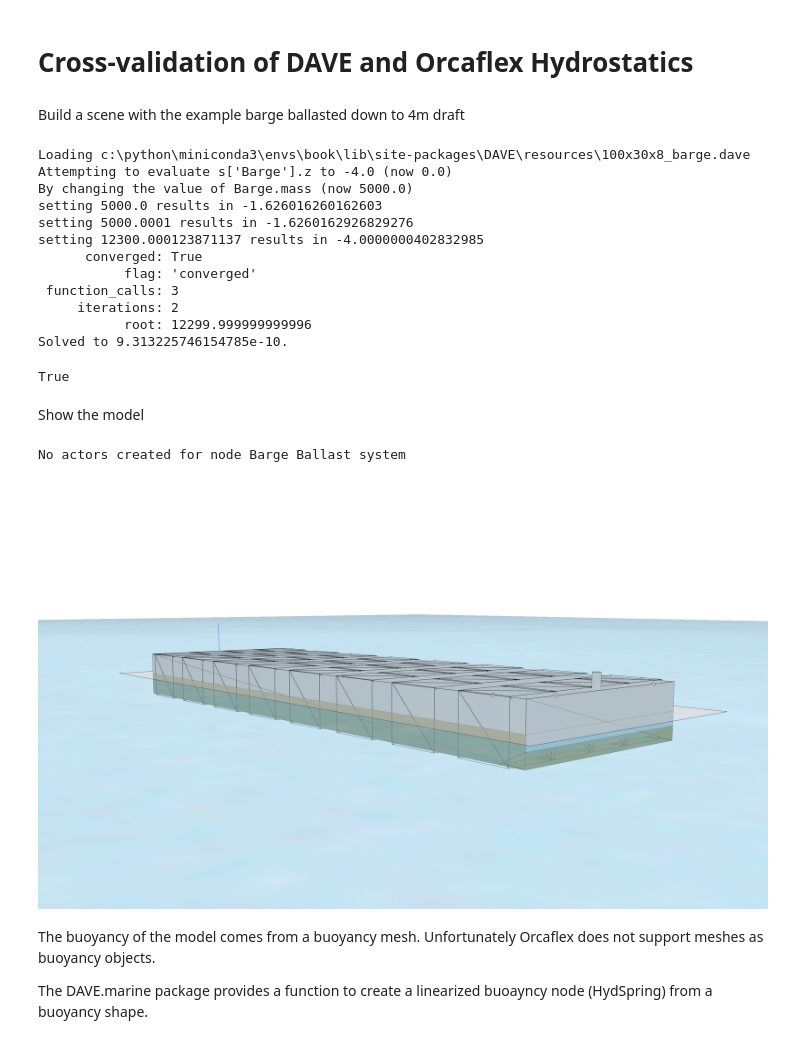
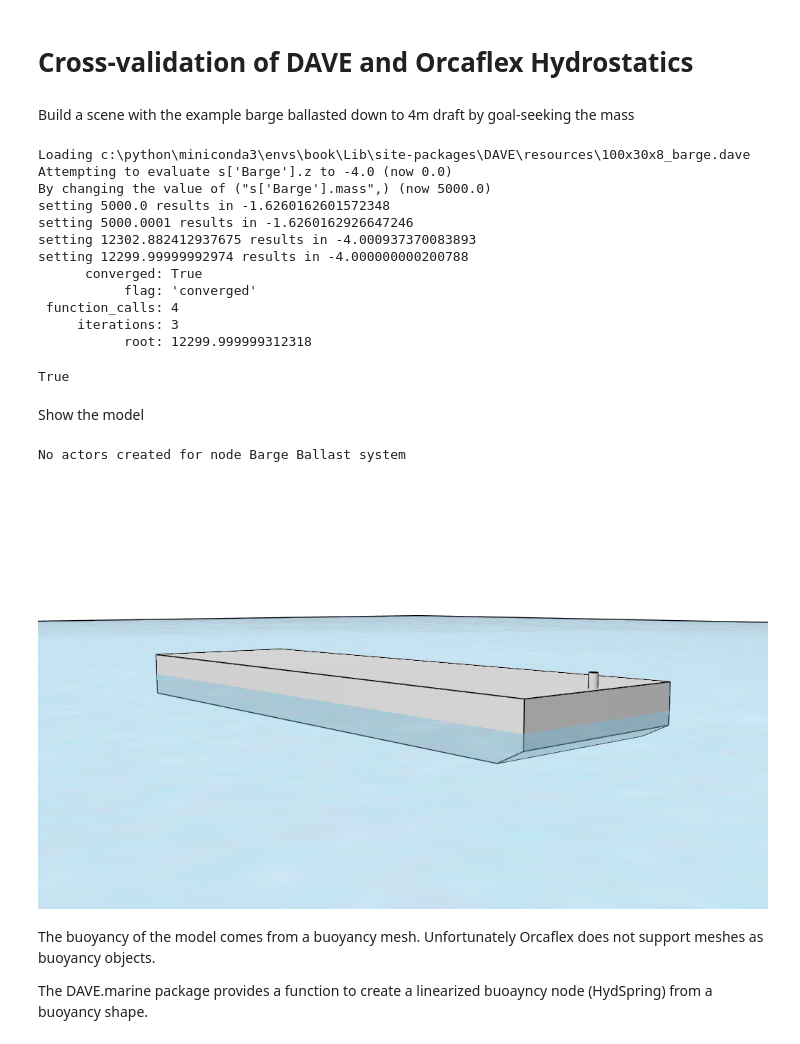
Before and after one commit to RubendeBruin/DAVE-book, a Jupyter notebook: DAVE-notebooks/crossvalidate_ofx_barge_heel_trim.ipynb, the cells around one changed output. Saved outputs shown, nothing was run; the diff lists cells and outputs as text; code cells hidden in the pictures.

```diff
--- a/DAVE-notebooks/crossvalidate_ofx_barge_heel_trim.ipynb
+++ b/DAVE-notebooks/crossvalidate_ofx_barge_heel_trim.ipynb
@@ -1,36 +1,35 @@
 # %% [markdown]
 # Cross-validation of DAVE and Orcaflex Hydrostatics
 # %% [markdown]
-Build a scene with the example barge ballasted down to 4m draft
+Build a scene with the example barge ballasted down to 4m draft by goal-seeking the mass
 # %%
 from DAVE import *
 s = Scene('100x30x8_barge.dave')
 
 s.goal_seek(evaluate="s['Barge'].z",
     target=-4.0,
-    change_property="mass",
-    change_node="Barge")
+    change="s['Barge'].mass")
 
 s.solve_statics()
 # %% [output]
-Loading c:\python\miniconda3\envs\book\lib\site-packages\DAVE\resources\100x30x8_barge.dave
+Loading c:\python\miniconda3\envs\book\Lib\site-packages\DAVE\resources\100x30x8_barge.dave
 Attempting to evaluate s['Barge'].z to -4.0 (now 0.0)
-By changing the value of Barge.mass (now 5000.0)
-setting 5000.0 results in -1.626016260162603
-setting 5000.0001 results in -1.6260162926829276
-setting 12300.000123871137 results in -4.0000000402832985
+By changing the value of ("s['Barge'].mass",) (now 5000.0)
+setting 5000.0 results in -1.6260162601572348
+setting 5000.0001 results in -1.6260162926647246
+setting 12302.882412937675 results in -4.000937370083893
+setting 12299.99999992974 results in -4.000000000200788
       converged: True
            flag: 'converged'
- function_calls: 3
-     iterations: 2
-           root: 12299.999999999996
-Solved to 9.313225746154785e-10.
+ function_calls: 4
+     iterations: 3
+           root: 12299.999999312318
 True
 # %% [markdown]
 Show the model
 # %%
 from DAVE.jupyter import *
-show(s, show_global = True, camera_pos = (158.99328689012356, -83.11396799310523, 14.821261537388635), lookat = (18.24840759806191, 36.62760209655524, -6.699510976000989), force_do_normalize= True, force_scale = 1.6, cog_scale = 0.25)
+show(s, show_global = True, camera_pos = (158.99328689012356, -83.11396799310523, 14.821261537388635), lookat = (18.24840759806191, 36.62760209655524, -6.699510976000989), force_do_normalize= True, force_scale = 1.6, cog_scale = 0.25, painters="Visual")
 # %% [output]
 No actors created for node Barge Ballast system
-[figure, old version]
+[figure, new version]
```
Also changed, not shown: parts of 5 cells of this notebook, 47 other files.
